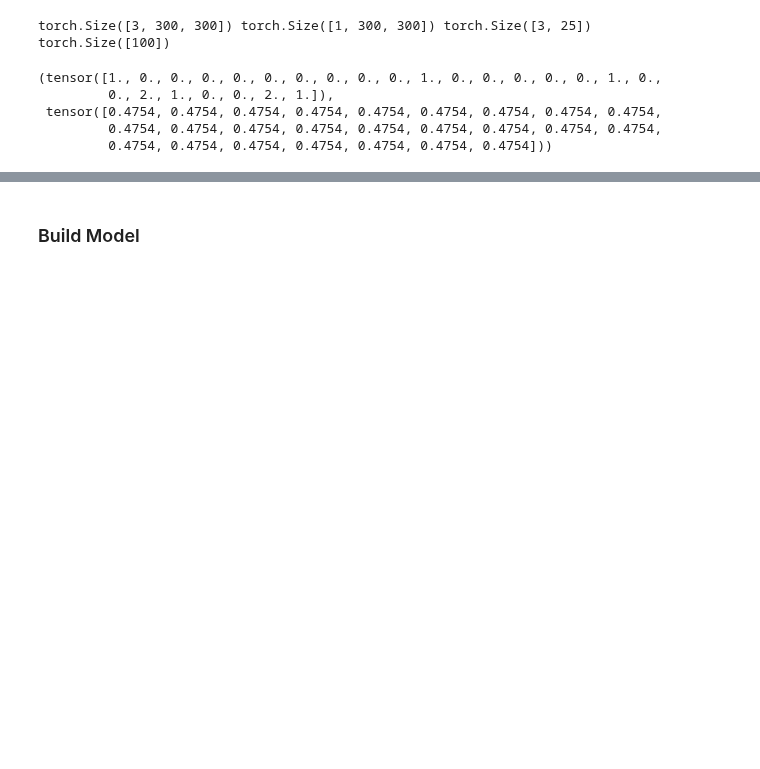
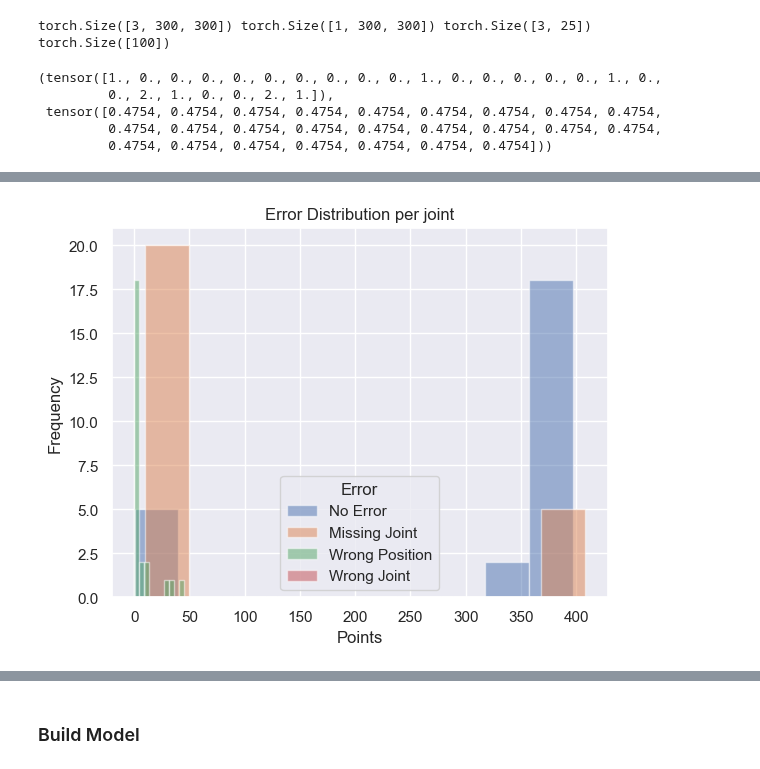
Before and after one commit to LeonardoPohl/FESD, a Jupyter notebook: FESDModel/FESDModel.ipynb, the cells around one changed output, grey strips where cells are left out. Cells and saved outputs as stored; diff of their text form; code cells hidden in the pictures; blank space fills up the shorter version.

Commit message:
Added joint labels whippee

```diff
--- a/FESDModel/FESDModel.ipynb
+++ b/FESDModel/FESDModel.ipynb
@@ -75,11 +110,13 @@ len(exercises_json)
 # %% [output]
 13
 # %%
-batchsize = 32
+batchsize = 10
 train_size = 300
 train_eval_split = 0.8
 
 dataset_train = FESDDataset(RECORDING_DIR, train_size, test=False, val=False, train_eval_split=train_eval_split)
+dataset_train.randomize_augmentation_params = True
+
 dataset_eval = FESDDataset(RECORDING_DIR, train_size, test=False, val=True, train_eval_split=train_eval_split)
 dataset_test = FESDDataset(RECORDING_DIR, train_size, test=True)
 
@@ -114,3 +151,6 @@ torch.Size([3, 300, 300]) torch.Size([1, 300, 300]) torch.Size([3, 25]) torch.Si
  tensor([0.4754, 0.4754, 0.4754, 0.4754, 0.4754, 0.4754, 0.4754, 0.4754, 0.4754,
          0.4754, 0.4754, 0.4754, 0.4754, 0.4754, 0.4754, 0.4754, 0.4754, 0.4754,
          0.4754, 0.4754, 0.4754, 0.4754, 0.4754, 0.4754, 0.4754]))
+# %%
+cols = ['Exercise', 'Type'] + [f'{x}' for x in range(len(gt2err(gt)[0]))]
+df = pd.DataFrame(columns=cols)
@@ -116,0 +175,12 @@ torch.Size([3, 300, 300]) torch.Size([1, 300, 300]) torch.Size([3, 25]) torch.Si
+# %%
+for i in range(len(dataset_eval) + len(dataset_train), len(dataset_test)):
+  _, _, _, gt = dataset_test[i]
+  frame = dataset_test.frame
+
+  row = [frame.session['Session Parameters']['Exercise'], "Test"]
+  row += list(map(int, gt2err(gt)[0].tolist()))
+
+  df.loc[i] = row
+
+
+df
@@ -116,0 +201,4 @@ torch.Size([3, 300, 300]) torch.Size([1, 300, 300]) torch.Size([3, 25]) torch.Si
+# %%
+df["Difficulty"] = df["Exercise"].apply(lambda x: int(x[2]))
+# df[[f'{x}' for x in range(len(dataset_train.gt2err(gt)[0]))]] = df[[f'{x}' for x in range(len(dataset_train.gt2err(gt)[0]))]].astype(int)
+df.head()
@@ -116,0 +240,24 @@ torch.Size([3, 300, 300]) torch.Size([1, 300, 300]) torch.Size([3, 25]) torch.Si
+# %%
+e0 = (df[[f'{x}' for x in range(len(gt2err(gt)[0]))]][df[[f'{x}' for x in range(len(gt2err(gt)[0]))]] == 0] + 1).sum(axis=0)
+e1 = (df[[f'{x}' for x in range(len(gt2err(gt)[0]))]][df[[f'{x}' for x in range(len(gt2err(gt)[0]))]] == 1] + 0).sum(axis=0)
+e2 = (df[[f'{x}' for x in range(len(gt2err(gt)[0]))]][df[[f'{x}' for x in range(len(gt2err(gt)[0]))]] == 2] - 1).sum(axis=0)
+e3 = (df[[f'{x}' for x in range(len(gt2err(gt)[0]))]][df[[f'{x}' for x in range(len(gt2err(gt)[0]))]] == 3] - 2).sum(axis=0)
+
+#add three histograms to one plot
+plt.hist(e0, alpha=0.5, label='No Error')
+plt.hist(e1, alpha=0.5, label='Missing Joint')
+plt.hist(e2, alpha=0.5, label='Wrong Position')
+plt.hist(e3, alpha=0.5, label='Wrong Joint')
+
+#add plot title and axis labels
+plt.title('Error Distribution per joint')
+plt.xlabel('Points')
+plt.ylabel('Frequency')
+
+#add legend
+plt.legend(title='Error')
+
+#display plot
+plt.show()
+# %% [output]
+[figure, added]
```
Also changed, not shown: parts of 15 cells of this notebook, 11 other files.
